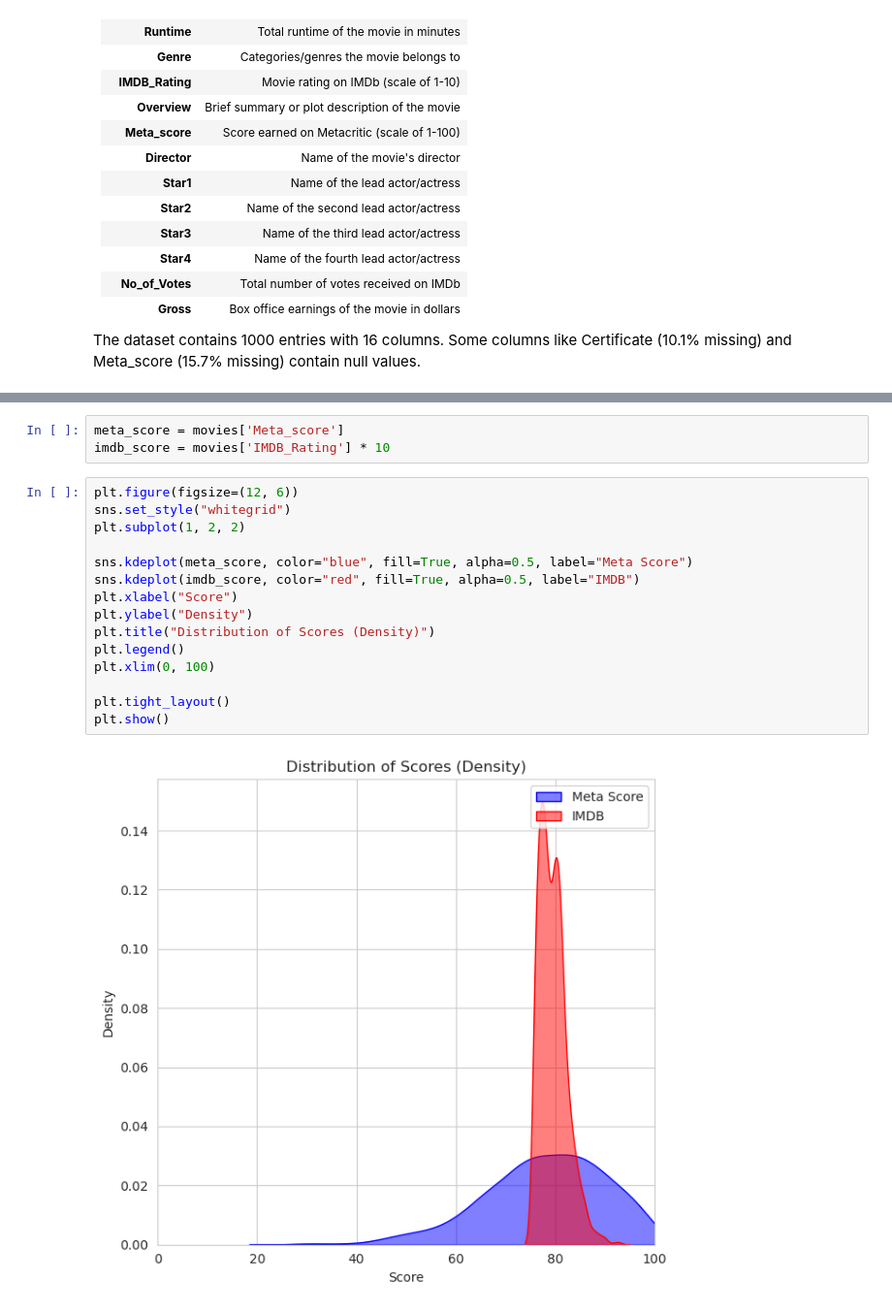
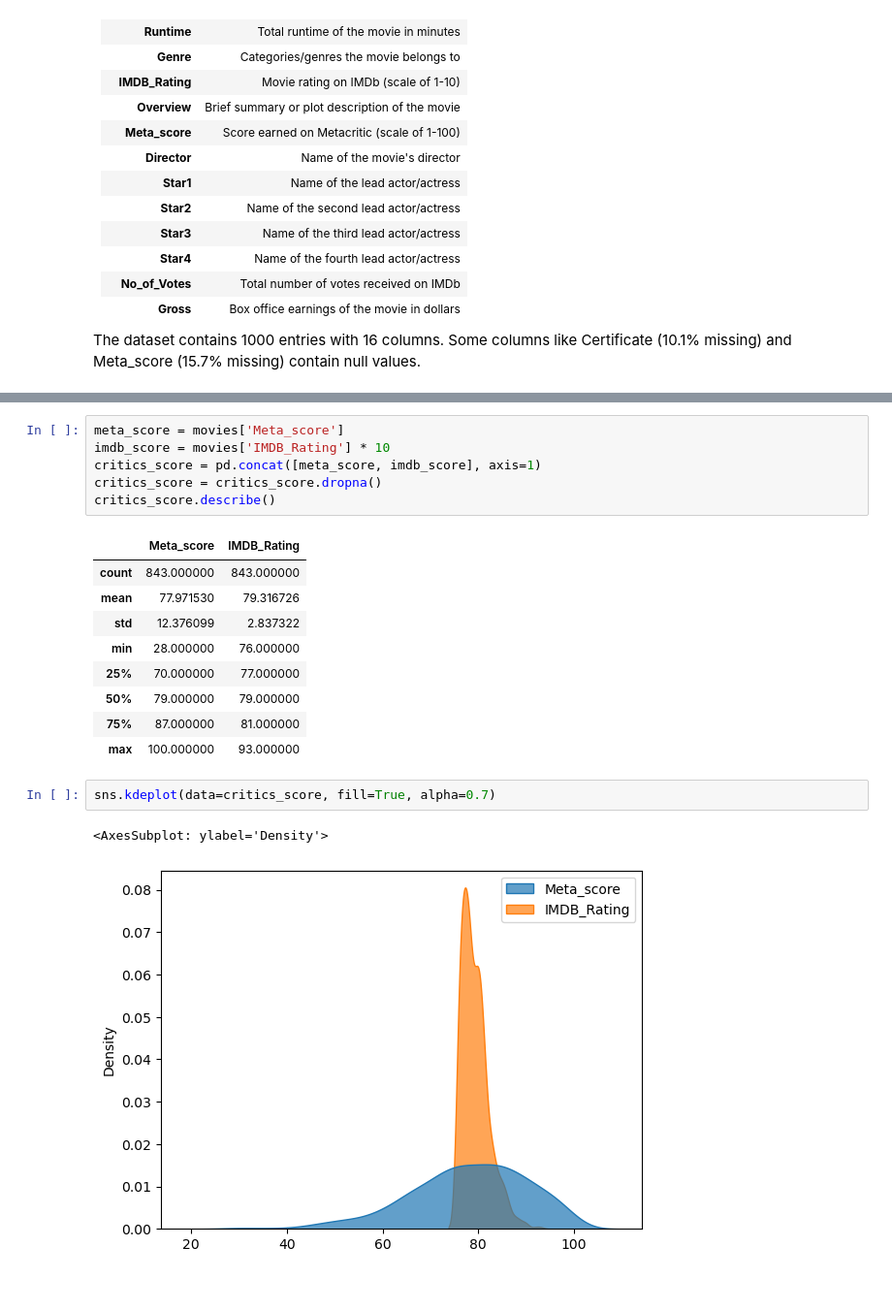
Before and after one commit to Doctor2007/movie_analysis, a Jupyter notebook: main.ipynb, the cells around one changed output, grey strips where cells are left out. Shown at 97% size. Drawn from its saved outputs; the diff is of its cells as text.

```diff
--- a/main.ipynb
+++ b/main.ipynb
@@ -61,20 +65,21 @@ movies.sort_values(by='Released_Year', ascending=False).head()
 # %%
 meta_score = movies['Meta_score']
 imdb_score = movies['IMDB_Rating'] * 10
+critics_score = pd.concat([meta_score, imdb_score], axis=1)
+critics_score = critics_score.dropna()
+critics_score.describe()
+# %% [output]
+|  | Meta_score | IMDB_Rating |
+| count | 843.000000 | 843.000000 |
+| mean | 77.971530 | 79.316726 |
+| std | 12.376099 | 2.837322 |
+| min | 28.000000 | 76.000000 |
+| 25% | 70.000000 | 77.000000 |
+| 50% | 79.000000 | 79.000000 |
+| 75% | 87.000000 | 81.000000 |
+| max | 100.000000 | 93.000000 |
-# %%
-plt.figure(figsize=(12, 6))
-sns.set_style("whitegrid")
-plt.subplot(1, 2, 2)
-
-sns.kdeplot(meta_score, color="blue", fill=True, alpha=0.5, label="Meta Score")
-sns.kdeplot(imdb_score, color="red", fill=True, alpha=0.5, label="IMDB")
-plt.xlabel("Score")
-plt.ylabel("Density")
-plt.title("Distribution of Scores (Density)")
-plt.legend()
-plt.xlim(0, 100)
-
-plt.tight_layout()
-plt.show()
-# %% [output]
-[figure, removed]
+# %%
+sns.kdeplot(data=critics_score, fill=True, alpha=0.7)
+# %% [output]
+<AxesSubplot: ylabel='Density'>
+[figure, added]
```
Also changed, not shown: parts of 6 cells of this notebook.
